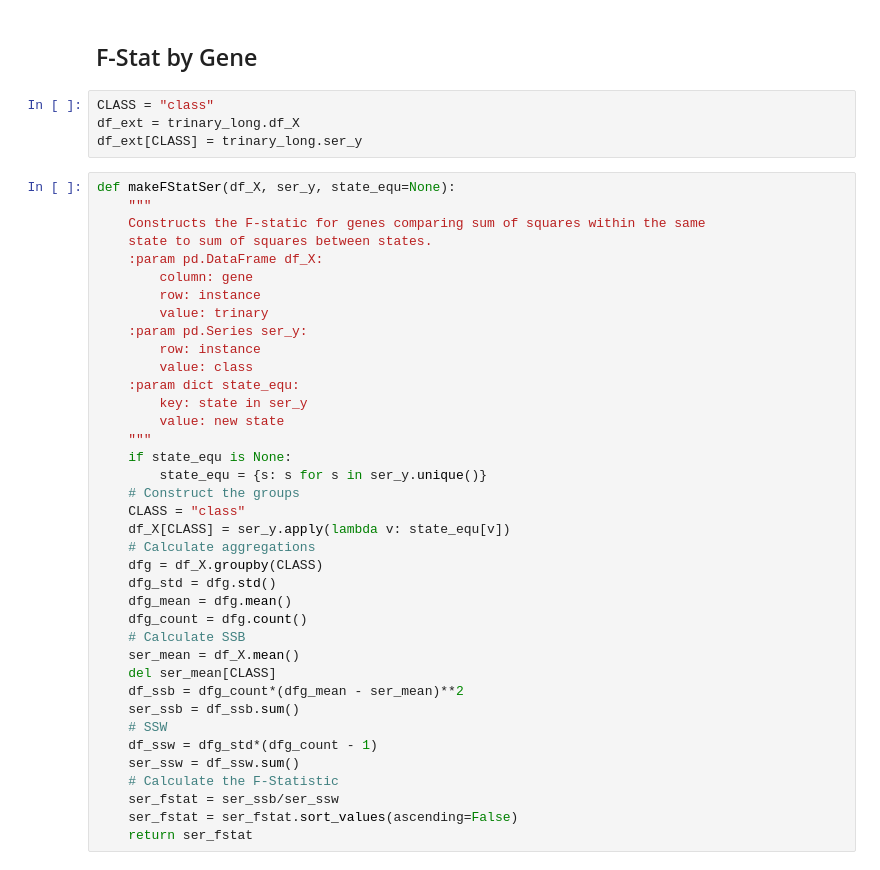
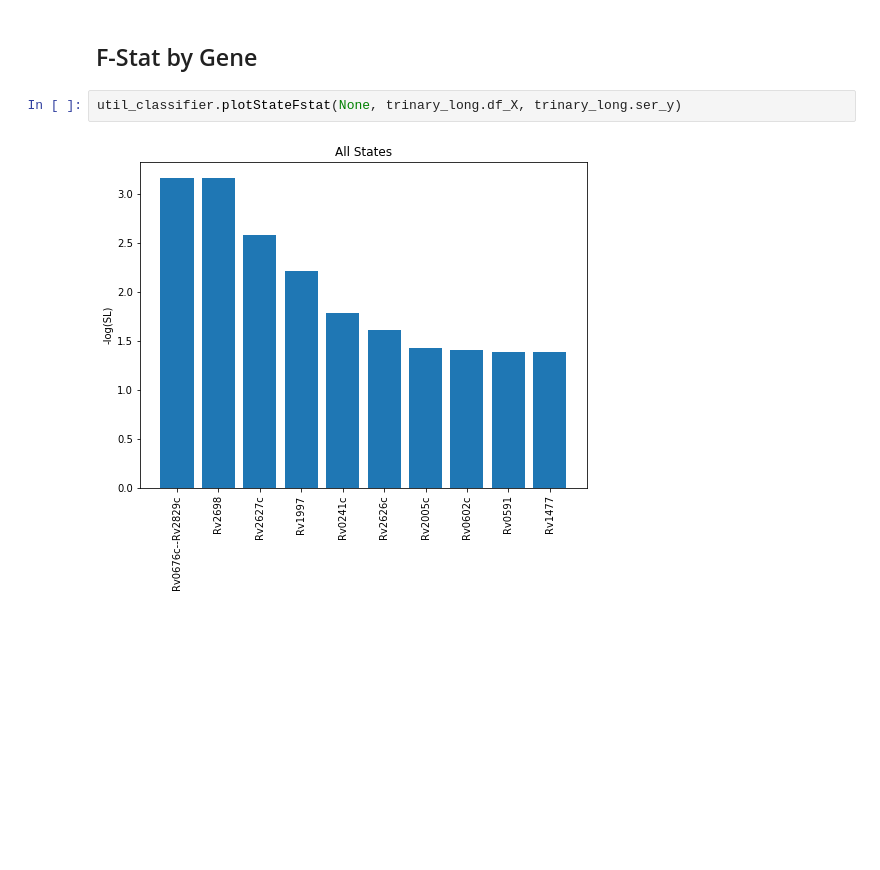
Before and after one commit to uwescience/xstate, a Jupyter notebook: notebooks/Analysis of Gene Expression Variability by Class.ipynb, the cells around one changed output. Drawn from its saved outputs; the diff is of its cells as text; blank space fills up the shorter version.

```diff
--- a/notebooks/Analysis of Gene Expression Variability by Class.ipynb
+++ b/notebooks/Analysis of Gene Expression Variability by Class.ipynb
@@ -51,45 +52,7 @@ Name: name, dtype: int64
 # %% [markdown]
 ## F-Stat by Gene
 # %%
-CLASS = "class"
-df_ext = trinary_long.df_X
-df_ext[CLASS] = trinary_long.ser_y
+util_classifier.plotStateFstat(None, trinary_long.df_X, trinary_long.ser_y)
+# %% [output]
+[figure, added]
-# %%
-def makeFStatSer(df_X, ser_y, state_equ=None):
-    """
-    Constructs the F-static for genes comparing sum of squares within the same
-    state to sum of squares between states.
-    :param pd.DataFrame df_X:
-        column: gene
-        row: instance
-        value: trinary
-    :param pd.Series ser_y:
-        row: instance
-        value: class
-    :param dict state_equ:
-        key: state in ser_y
-        value: new state
-    """
-    if state_equ is None:
-        state_equ = {s: s for s in ser_y.unique()}
-    # Construct the groups
-    CLASS = "class"
-    df_X[CLASS] = ser_y.apply(lambda v: state_equ[v])
-    # Calculate aggregations
-    dfg = df_X.groupby(CLASS)
-    dfg_std = dfg.std()
-    dfg_mean = dfg.mean()
-    dfg_count = dfg.count()
-    # Calculate SSB
-    ser_mean = df_X.mean()
-    del ser_mean[CLASS]
-    df_ssb = dfg_count*(dfg_mean - ser_mean)**2
-    ser_ssb = df_ssb.sum()
-    # SSW
-    df_ssw = dfg_std*(dfg_count - 1)
-    ser_ssw = df_ssw.sum()
-    # Calculate the F-Statistic
-    ser_fstat = ser_ssb/ser_ssw
-    ser_fstat = ser_fstat.sort_values(ascending=False)
-    return ser_fstat
 # %%
```
Also changed, not shown: parts of 13 cells of this notebook.
